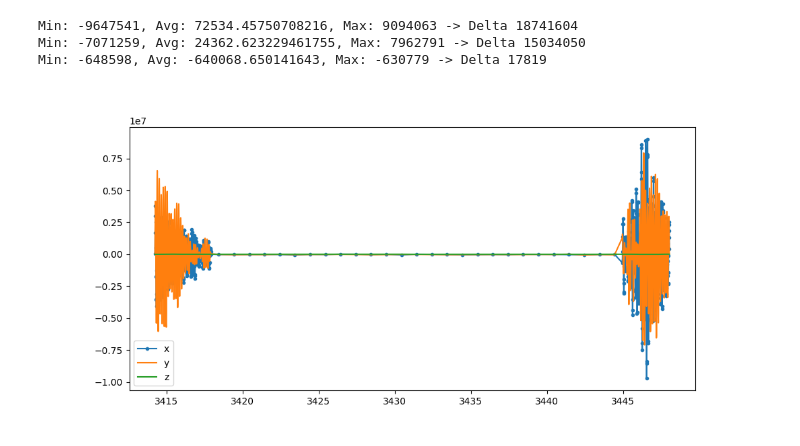
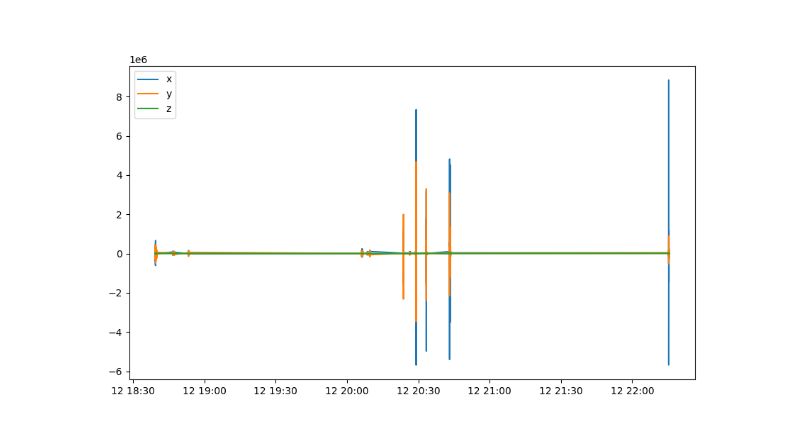
Before and after one commit to sytsereitsma/seismometer, a Jupyter notebook: server/analyze.ipynb, the cells around one changed output. Cells and saved outputs as stored; diff of their text form; code cells hidden in the pictures.

```diff
--- a/server/analyze.ipynb
+++ b/server/analyze.ipynb
@@ -1,38 +1,57 @@
 # %%
 %matplotlib widget
 import matplotlib.pyplot as plt
 import numpy as np
-
+from datetime import datetime
 
 timestamps = []
+timestamps_us = []
 x = []
 y = []
 z = []
 
 for line in open("seismodata.txt"):
     columns = line.strip().split(",")
-    if len(columns) != 7:
+    if len(columns) != 9:
         continue
 
-    timestamps.append(int(columns[0]) / 1e6)
-    x.append(int(columns[1]))
-    y.append(int(columns[2]))
-    z.append(int(columns[3]))
+
+    timestamps.append(datetime.fromtimestamp(int(columns[0]) / 1e6))
+    # timestamps.append(int(columns[0]))
+    timestamps_us.append(int(columns[1]))
+    x.append(int(columns[2]))
+    y.append(int(columns[3]))
+    z.append(int(columns[4]))
 
 def zero(data):
     avg = np.mean(data)
     print(f"Min: {min(data)}, Avg: {avg}, Max: {max(data)} -> Delta {max(data) - min(data)}")
     return [v - avg for v in data]
 
+def _plot_rms(data, window_size, label):
+    rms_values = [np.sqrt(np.mean([v*v for v in data[i:i+window_size]])) for i in range(len(data) - window_size)]
+    plt.plot(rms_values, label=label)
+    plt.plot([abs(rms_values[i] - rms_values[i-1]) for i in range(1, len(rms_values))], "x-", label=label + " delta")
+    return
+
+def plot_rms():
+    _plot_rms(x, 1000, "x")
+    _plot_rms(y, 1000, "y")
+    _plot_rms(z, 1000, "z")
+
+def plot_xyz():
+    plt.plot(timestamps, x, label="x")
+    plt.plot(timestamps, y, label="y")
+    plt.plot(timestamps, z, label="z")
+    #plt.plot(rms(x, 10), label="rms 10")
+    #plt.plot(rms(x, 100), label="rms 100")
+    #plt.plot(rms(y, 100), label="yrms 100")
+    #plt.plot(rms(z, 100), label="zrms 50")
 
 plt.clf()
-plt.plot(timestamps, zero(x), ".-", label="x")
-plt.plot(timestamps, zero(y), label="y")
-plt.plot(timestamps, zero(z), label="z")
+plot_xyz()
+#plot_xyz()
 plt.legend()
 plt.show()
 # %% [output]
-Min: -9647541, Avg: 72534.45750708216, Max: 9094063 -> Delta 18741604
-Min: -7071259, Avg: 24362.623229461755, Max: 7962791 -> Delta 15034050
-Min: -648598, Avg: -640068.650141643, Max: -630779 -> Delta 17819
-[figure, old version]
+[figure, new version]
```
Also changed, not shown: parts of 2 cells of this notebook, 13 other files.
